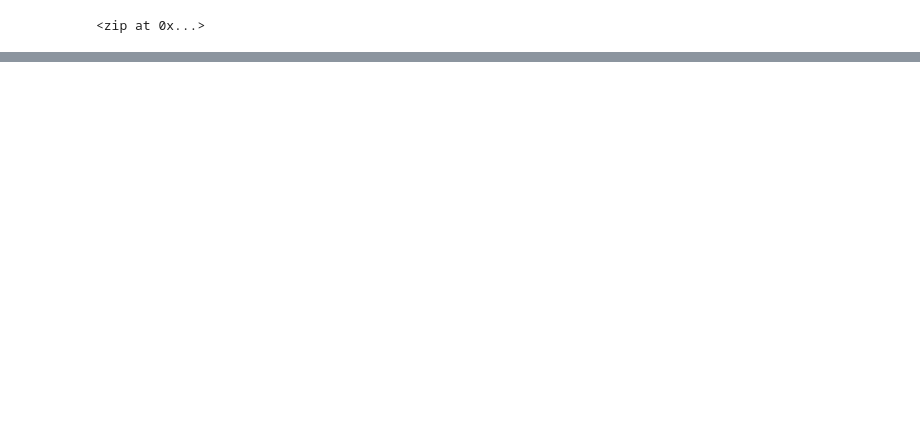
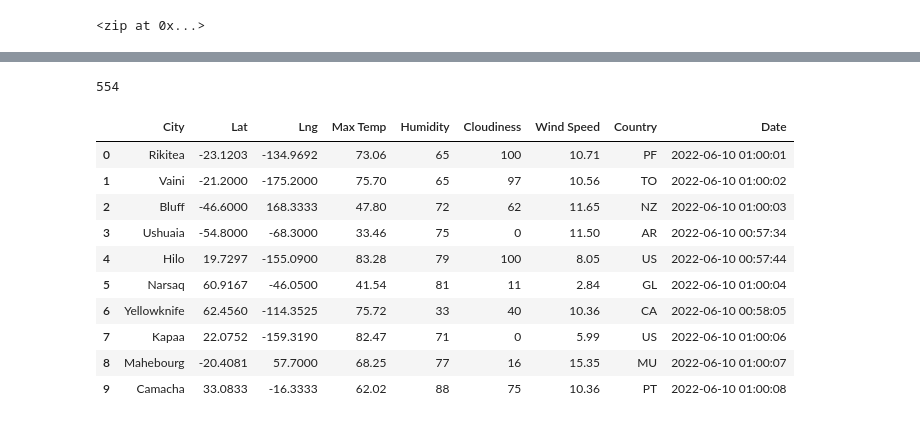
Before and after one commit to DennisdelRioCarbo/World_Weather_Analysis, a Jupyter notebook: WeatherPy.ipynb, the cells around one changed output, grey strips where cells are left out. Cells and saved outputs as stored; diff of their text form; code cells hidden in the pictures; blank space fills up the shorter version.

```diff
--- a/WeatherPy.ipynb
+++ b/WeatherPy.ipynb
@@ -67,0 +76,8 @@ len(cities)
+# %%
+import requests
+
+from config import weather_api_key
+
+url="https://api.openweathermap.org/data/2.5/weather?units=Imperial&appid="+ weather_api_key
+
+print(url)
@@ -67,0 +197,20 @@ len(cities)
+# %%
+len(city_data)
+# %% [output]
+554
+# %%
+city_data_df=pd.DataFrame(city_data)
+
+city_data_df.head(10)
+# %% [output]
+|  | City | Lat | Lng | Max Temp | Humidity | Cloudiness | Wind Speed | Country | Date |
+| 0 | Rikitea | -23.1203 | -134.9692 | 73.06 | 65 | 100 | 10.71 | PF | 2022-06-10 01:00:01 |
+| 1 | Vaini | -21.2000 | -175.2000 | 75.70 | 65 | 97 | 10.56 | TO | 2022-06-10 01:00:02 |
+| 2 | Bluff | -46.6000 | 168.3333 | 47.80 | 72 | 62 | 11.65 | NZ | 2022-06-10 01:00:03 |
+| 3 | Ushuaia | -54.8000 | -68.3000 | 33.46 | 75 | 0 | 11.50 | AR | 2022-06-10 00:57:34 |
+| 4 | Hilo | 19.7297 | -155.0900 | 83.28 | 79 | 100 | 8.05 | US | 2022-06-10 00:57:44 |
+| 5 | Narsaq | 60.9167 | -46.0500 | 41.54 | 81 | 11 | 2.84 | GL | 2022-06-10 01:00:04 |
+| 6 | Yellowknife | 62.4560 | -114.3525 | 75.72 | 33 | 40 | 10.36 | CA | 2022-06-10 00:58:05 |
+| 7 | Kapaa | 22.0752 | -159.3190 | 82.47 | 71 | 0 | 5.99 | US | 2022-06-10 01:00:06 |
+| 8 | Mahebourg | -20.4081 | 57.7000 | 68.25 | 77 | 16 | 15.35 | MU | 2022-06-10 01:00:07 |
+| 9 | Camacha | 33.0833 | -16.3333 | 62.02 | 88 | 75 | 10.36 | PT | 2022-06-10 01:00:08 |
```
Also changed, not shown: parts of 7 cells of this notebook, 1 other file.
